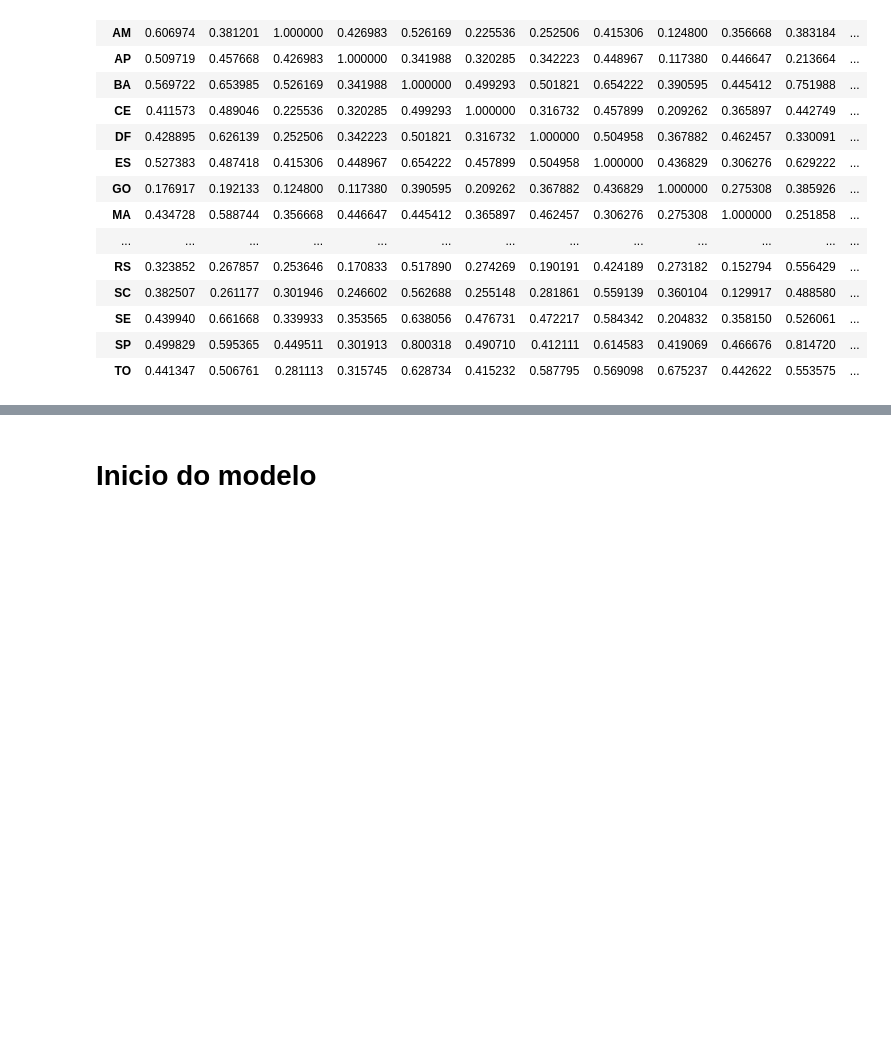
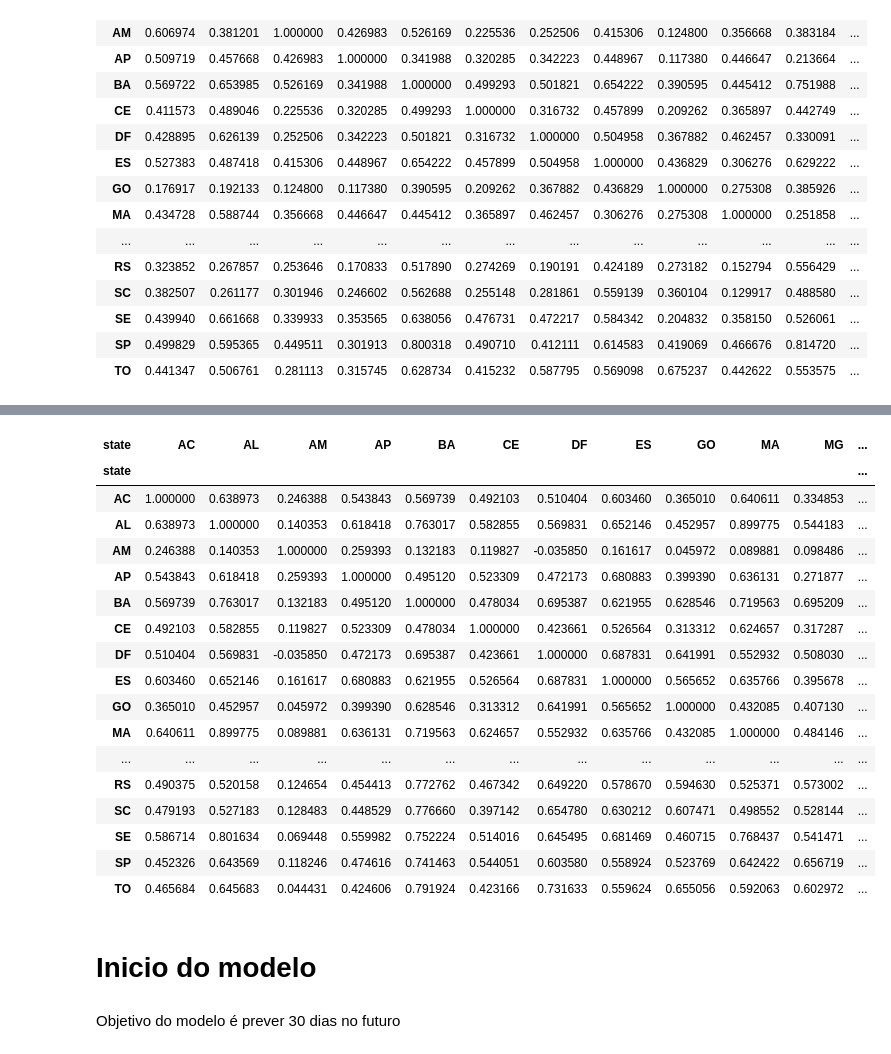
Before and after one commit to rodrigodemend/Previsao_Covid, a Jupyter notebook: Notebooks/Importação_e_Limpeza_dos_dados_de_Covid_19.ipynb, the cells around one changed output, grey strips where cells are left out. Cells and saved outputs as stored; diff of their text form; code cells hidden in the pictures; blank space fills up the shorter version.

```diff
--- a/Notebooks/Importação_e_Limpeza_dos_dados_de_Covid_19.ipynb
+++ b/Notebooks/Importação_e_Limpeza_dos_dados_de_Covid_19.ipynb
@@ -237,3 +237,7 @@ data_new_confirmed.corr()
 | SE | 0.439940 | 0.661668 | 0.339933 | 0.353565 | 0.638056 | 0.476731 | 0.472217 | 0.584342 | 0.204832 | 0.358150 | 0.526061 | ... |
 | SP | 0.499829 | 0.595365 | 0.449511 | 0.301913 | 0.800318 | 0.490710 | 0.412111 | 0.614583 | 0.419069 | 0.466676 | 0.814720 | ... |
 | TO | 0.441347 | 0.506761 | 0.281113 | 0.315745 | 0.628734 | 0.415232 | 0.587795 | 0.569098 | 0.675237 | 0.442622 | 0.553575 | ... |
+# %%
+data_new_deaths = data.pivot_table(index=['date'], columns=['state'], values=['new_deaths'])
+data_new_deaths.columns = data_new_deaths.columns.droplevel()
+data_new_deaths
@@ -240,2 +279,25 @@ data_new_confirmed.corr()
+# %%
+data_new_deaths.corr()
+# %% [output]
+| state | AC | AL | AM | AP | BA | CE | DF | ES | GO | MA | MG | ... |
+| state |  |  |  |  |  |  |  |  |  |  |  | ... |
+| AC | 1.000000 | 0.638973 | 0.246388 | 0.543843 | 0.569739 | 0.492103 | 0.510404 | 0.603460 | 0.365010 | 0.640611 | 0.334853 | ... |
+| AL | 0.638973 | 1.000000 | 0.140353 | 0.618418 | 0.763017 | 0.582855 | 0.569831 | 0.652146 | 0.452957 | 0.899775 | 0.544183 | ... |
+| AM | 0.246388 | 0.140353 | 1.000000 | 0.259393 | 0.132183 | 0.119827 | -0.035850 | 0.161617 | 0.045972 | 0.089881 | 0.098486 | ... |
+| AP | 0.543843 | 0.618418 | 0.259393 | 1.000000 | 0.495120 | 0.523309 | 0.472173 | 0.680883 | 0.399390 | 0.636131 | 0.271877 | ... |
+| BA | 0.569739 | 0.763017 | 0.132183 | 0.495120 | 1.000000 | 0.478034 | 0.695387 | 0.621955 | 0.628546 | 0.719563 | 0.695209 | ... |
+| CE | 0.492103 | 0.582855 | 0.119827 | 0.523309 | 0.478034 | 1.000000 | 0.423661 | 0.526564 | 0.313312 | 0.624657 | 0.317287 | ... |
+| DF | 0.510404 | 0.569831 | -0.035850 | 0.472173 | 0.695387 | 0.423661 | 1.000000 | 0.687831 | 0.641991 | 0.552932 | 0.508030 | ... |
+| ES | 0.603460 | 0.652146 | 0.161617 | 0.680883 | 0.621955 | 0.526564 | 0.687831 | 1.000000 | 0.565652 | 0.635766 | 0.395678 | ... |
+| GO | 0.365010 | 0.452957 | 0.045972 | 0.399390 | 0.628546 | 0.313312 | 0.641991 | 0.565652 | 1.000000 | 0.432085 | 0.407130 | ... |
+| MA | 0.640611 | 0.899775 | 0.089881 | 0.636131 | 0.719563 | 0.624657 | 0.552932 | 0.635766 | 0.432085 | 1.000000 | 0.484146 | ... |
+| ... | ... | ... | ... | ... | ... | ... | ... | ... | ... | ... | ... | ... |
+| RS | 0.490375 | 0.520158 | 0.124654 | 0.454413 | 0.772762 | 0.467342 | 0.649220 | 0.578670 | 0.594630 | 0.525371 | 0.573002 | ... |
+| SC | 0.479193 | 0.527183 | 0.128483 | 0.448529 | 0.776660 | 0.397142 | 0.654780 | 0.630212 | 0.607471 | 0.498552 | 0.528144 | ... |
+| SE | 0.586714 | 0.801634 | 0.069448 | 0.559982 | 0.752224 | 0.514016 | 0.645495 | 0.681469 | 0.460715 | 0.768437 | 0.541471 | ... |
+| SP | 0.452326 | 0.643569 | 0.118246 | 0.474616 | 0.741463 | 0.544051 | 0.603580 | 0.558924 | 0.523769 | 0.642422 | 0.656719 | ... |
+| TO | 0.465684 | 0.645683 | 0.044431 | 0.424606 | 0.791924 | 0.423166 | 0.731633 | 0.559624 | 0.655056 | 0.592063 | 0.602972 | ... |
 # %% [markdown]
 # Inicio do modelo
+# %% [markdown]
+Objetivo do modelo é prever 30 dias no futuro
```
Also changed, not shown: parts of 12 cells of this notebook.
